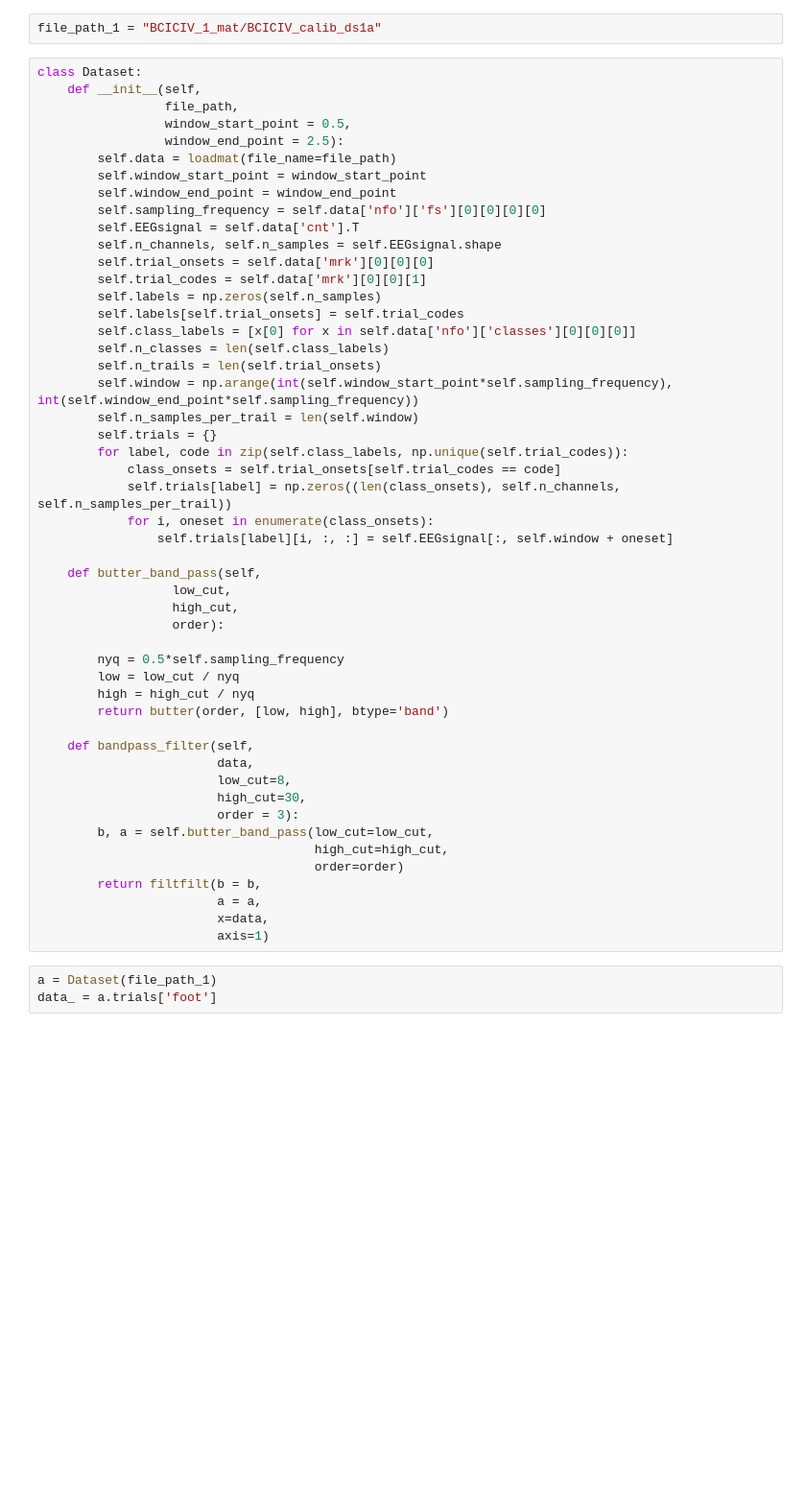
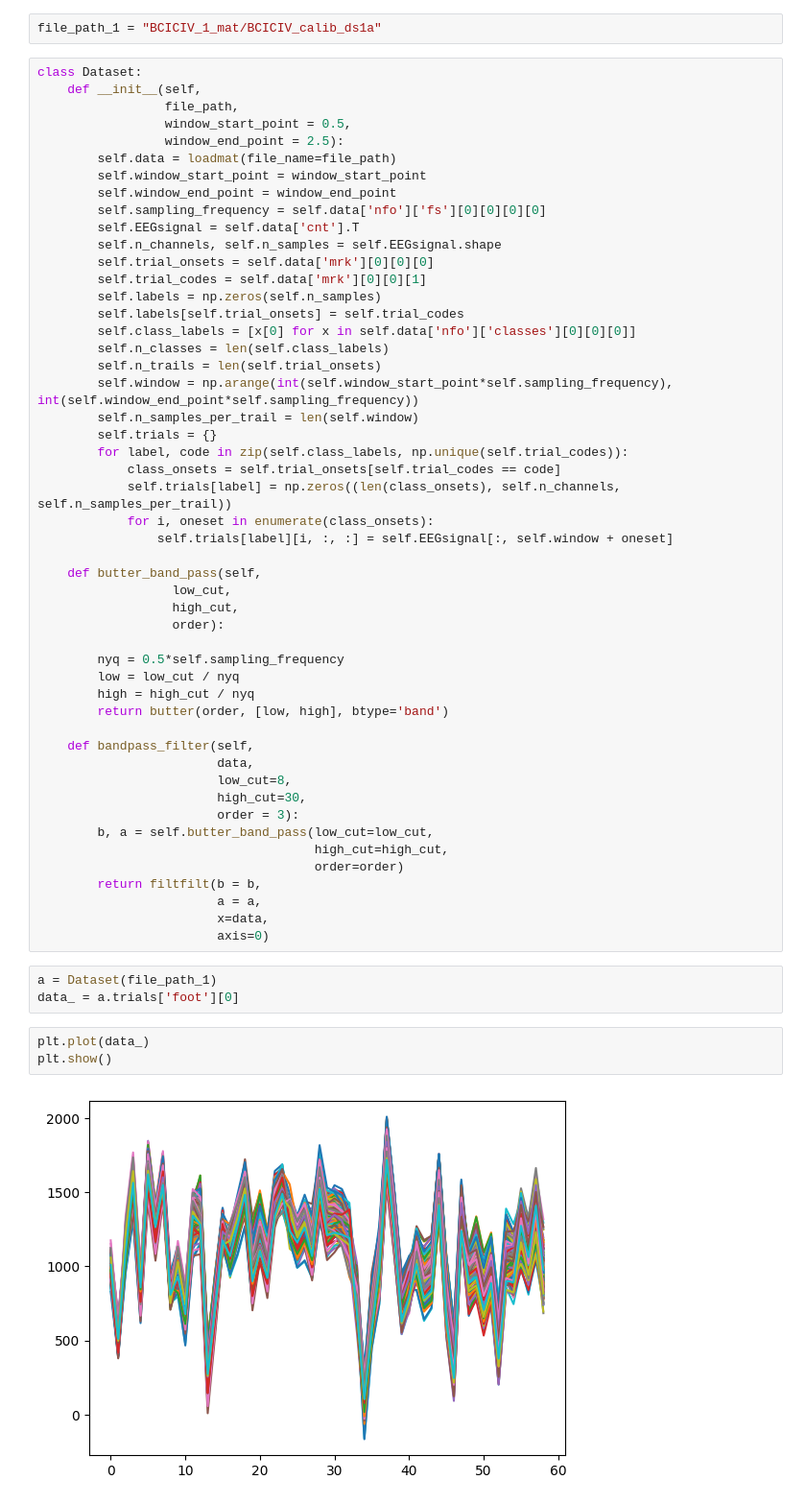
Before and after one commit to javadkavian/EEG_motor_imagery_analysis, a Jupyter notebook: data.ipynb, the cells around one changed output. Shown at 96% size. Saved outputs shown, nothing was run; the diff lists cells and outputs as text; blank space fills up the shorter version.

Commit message:
add:sample figure befor and after filter

```diff
--- a/data.ipynb
+++ b/data.ipynb
@@ -54,7 +54,12 @@ class Dataset:
         return filtfilt(b = b,
                         a = a,
                         x=data,
-                        axis=1)
+                        axis=0)
 # %%
 a = Dataset(file_path_1)
-data_ = a.trials['foot']
+data_ = a.trials['foot'][0]
+# %%
+plt.plot(data_)
+plt.show()
+# %% [output]
+[figure, added]
```
Also changed, not shown: parts of 1 cell of this notebook.
